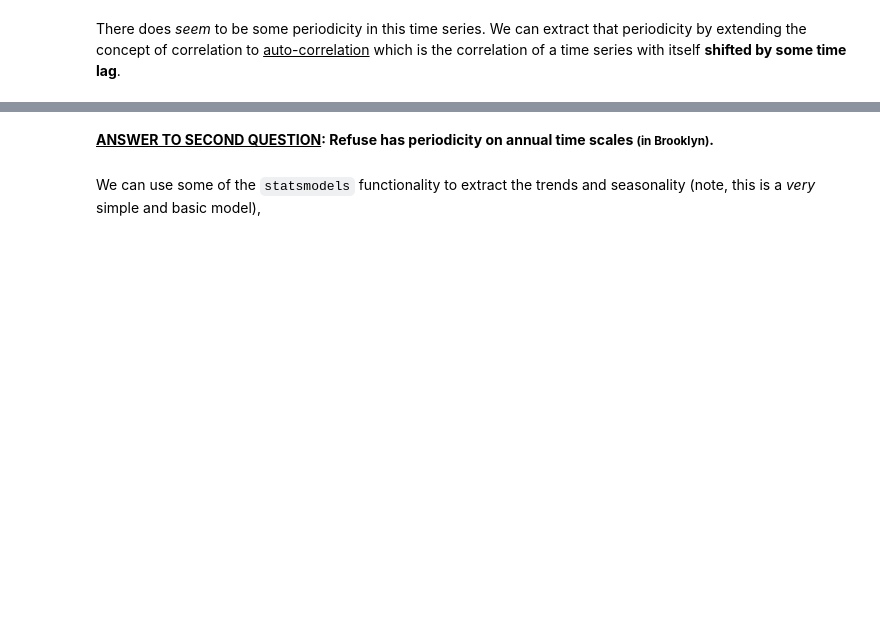
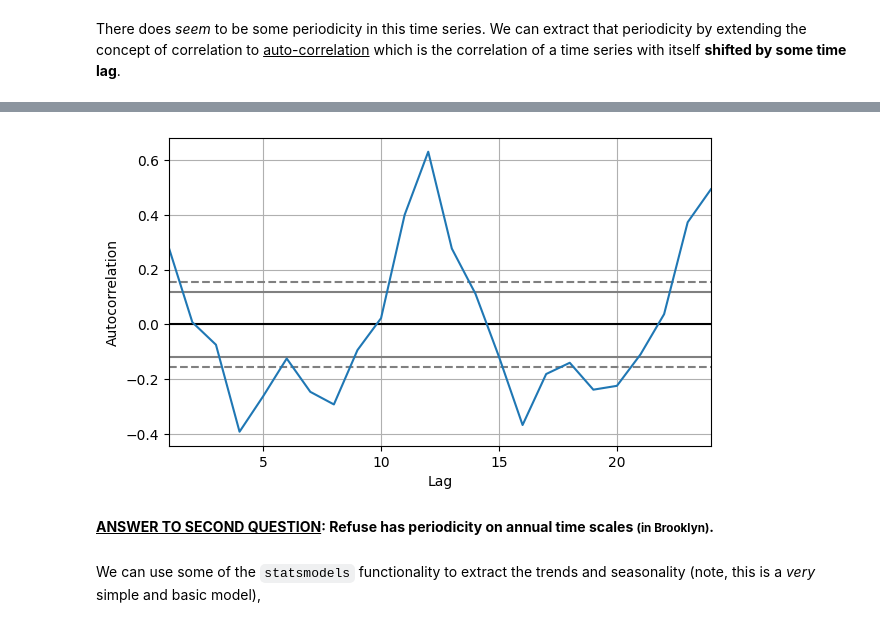
Before and after one commit to ReidelVichot/DSTEP23, a Jupyter notebook: week_6/dstep23_dsny_trash_part3.ipynb, the cells around one changed output, grey strips where cells are left out. Cells and saved outputs as stored; diff of their text form; code cells hidden in the pictures; blank space fills up the shorter version.

```diff
--- a/week_6/dstep23_dsny_trash_part3.ipynb
+++ b/week_6/dstep23_dsny_trash_part3.ipynb
@@ -99,7 +109,7 @@ print("\n", "12 month rolling average correlation\n", bk_ts_12.corr(), "\n")
 We can remove the smoothed time series from the raw data to isolate the short time scale (aka "high frequency") behavior:
 # %%
 # -- isolate short time scale behavior
-bk_short =
+bk_short = bk_ts - bk_ts_12
 # %%
 # -- plot the the short time scale (high frequency) behavior
 fig, ax = plt.subplots(figsize=(7, 4))
@@ -114,3 +143,12 @@ There does *seem* to be some periodicity in this time series.  We can extract th
+# %%
+# -- plot autocorrelation function
+fig, ax = plt.subplots(figsize=(7, 4))
+
+pd.plotting.autocorrelation_plot(bk_short["refuse"].dropna(), ax=ax)
+ax.set_xlim(1,24)
+fig.show()
+# %% [output]
+[figure, added]
 # %%
 # -- plot autocorrelation function
 fig, ax = plt.subplots(figsize=(7, 4))
```
Also changed, not shown: parts of 24 cells of this notebook.
